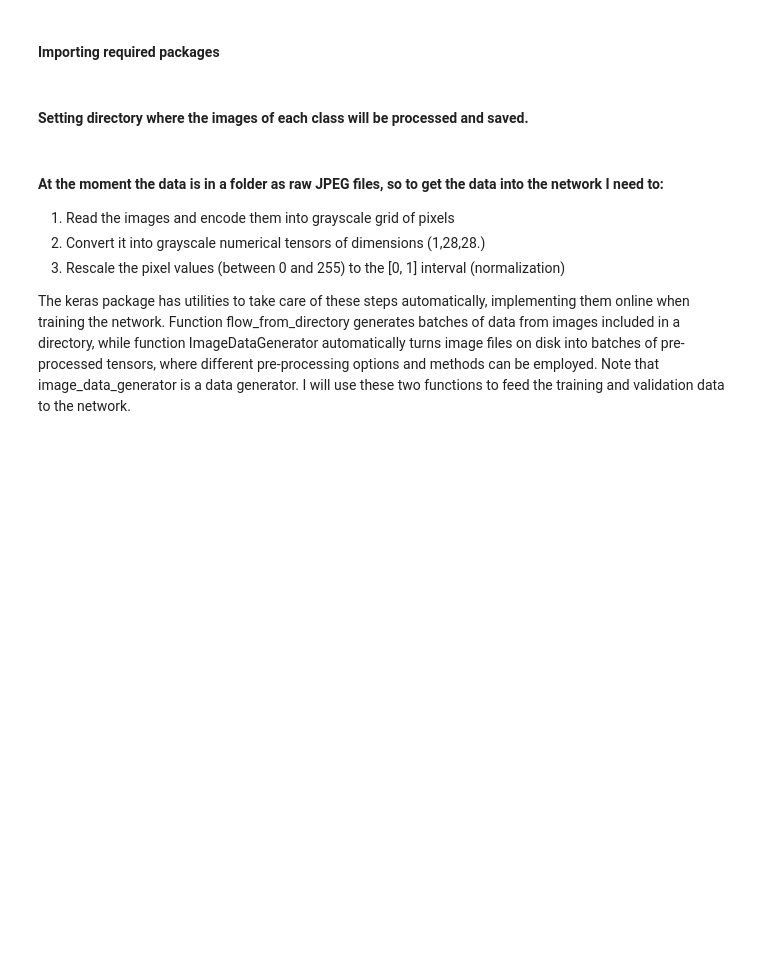
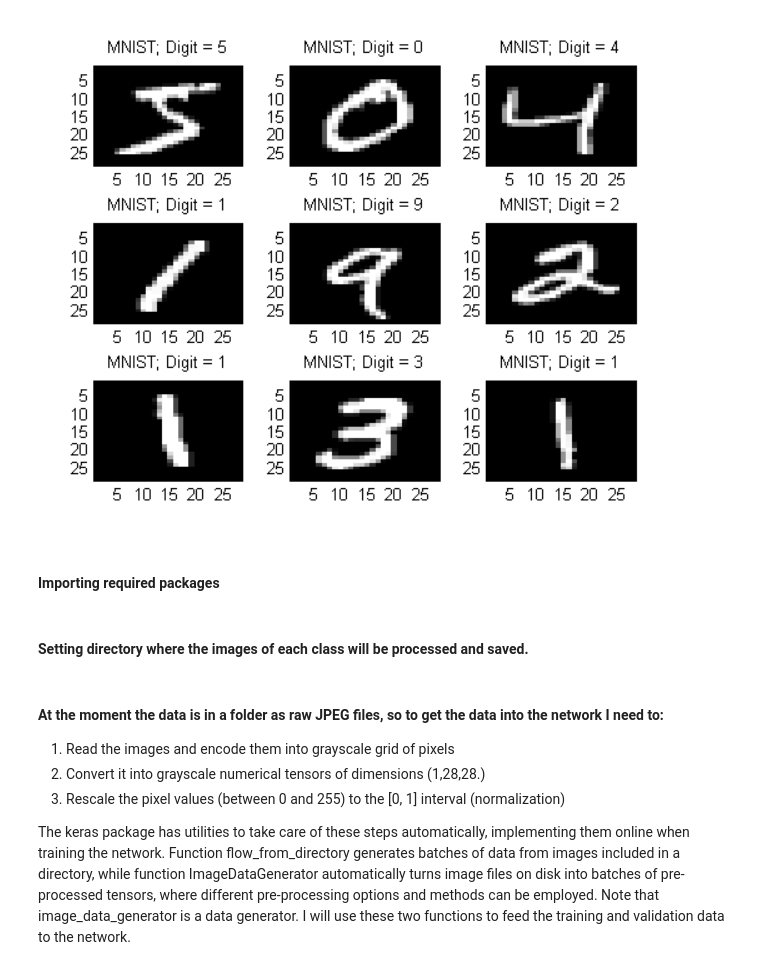
Before and after one commit to ACM40960/project-abhiucd, a Jupyter notebook: modelling.ipynb, the cells around one changed output. Drawn from its saved outputs; the diff is of its cells as text; code cells hidden in the pictures; blank space fills up the shorter version.

```diff
--- a/modelling.ipynb
+++ b/modelling.ipynb
@@ -22,7 +22,9 @@ Symbols data from kaggle's data set are pre-processed in the same way as MNIST d
 ![MNIST](C:\Users\Abhishek\Desktop\final_project\Autograding-handwritten-mathematical-worksheets-master\project_images\mnist.png)
 # %%
 
-#display.Image(r"C:\Users\Abhishek\Desktop\final_project\Autograding-handwritten-mathematical-worksheets-master\project_images\mnist.png")
+display.Image(r"C:\Users\Abhishek\Desktop\final_project\Autograding-handwritten-mathematical-worksheets-master\project_images\mnist.png")
+# %% [output]
+[figure, added]
 # %% [markdown]
 #### Importing required packages
 # %%
```
